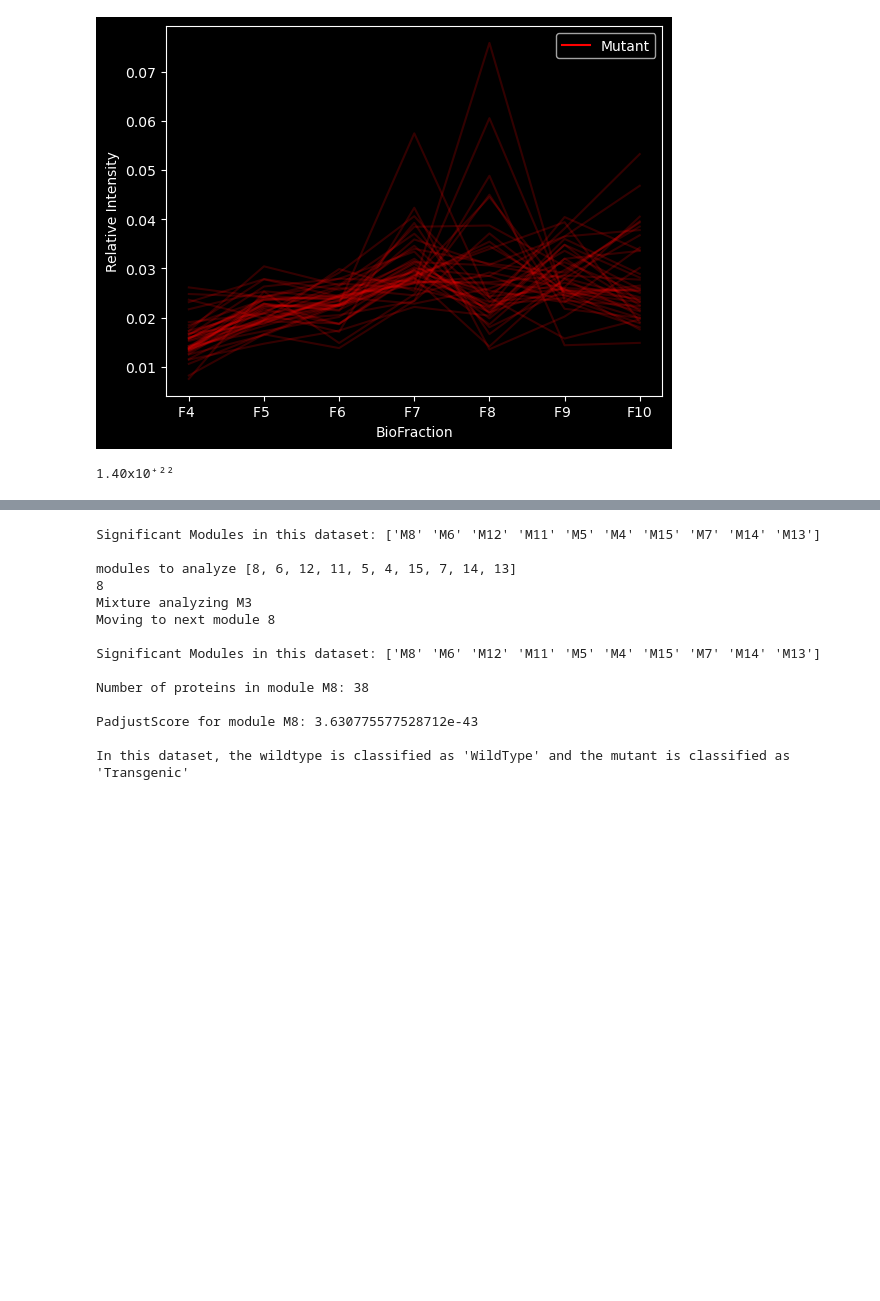
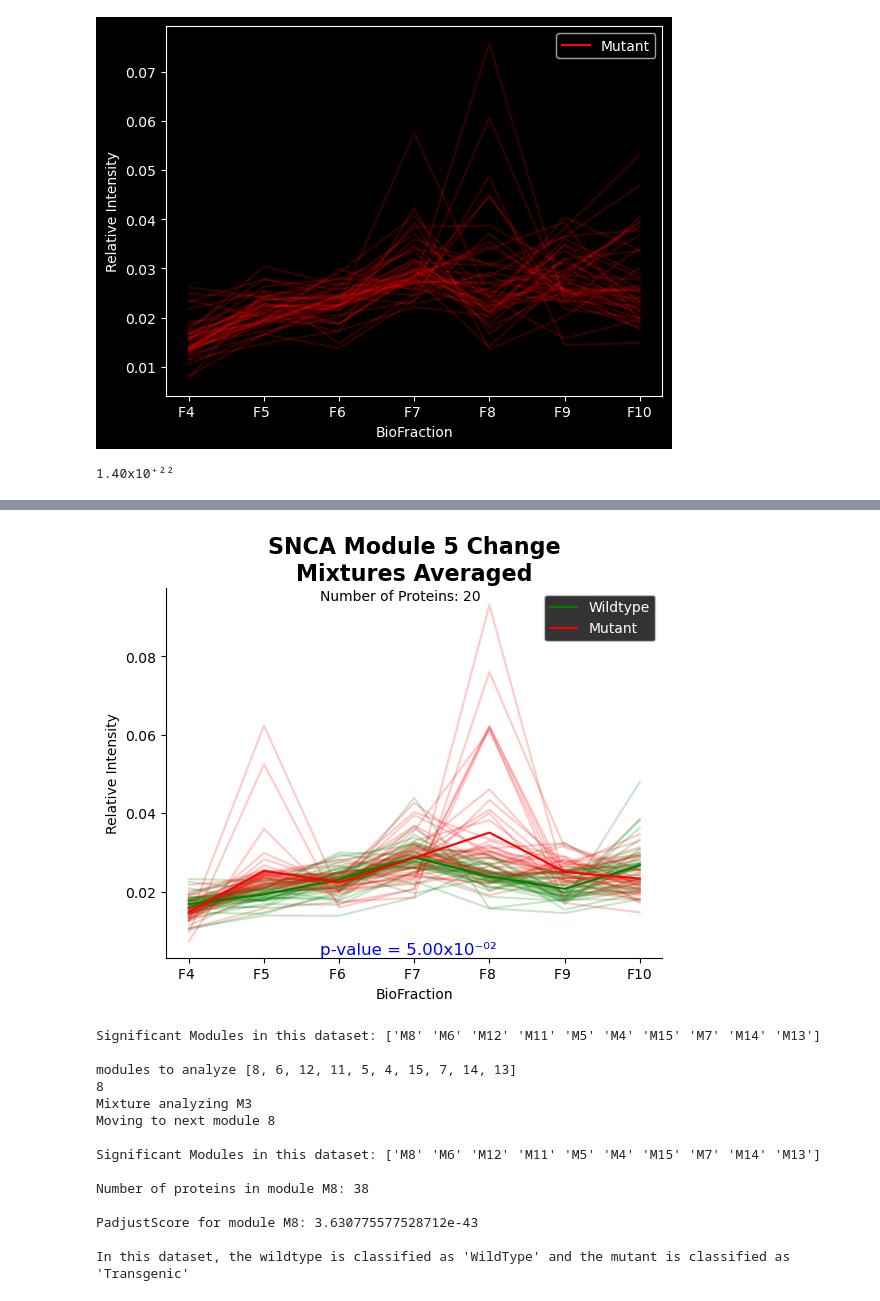
Before and after one commit to ssoderlinglab/SpatialProteomics, a Jupyter notebook: compare_MutvsWTfractions/WT_Mut_fractionPlot.ipynb, the cells around one changed output, grey strips where cells are left out. Cells and saved outputs as stored; diff of their text form; code cells hidden in the pictures; blank space fills up the shorter version.

Commit message:
mut wt across fractions

```diff
--- a/compare_MutvsWTfractions/WT_Mut_fractionPlot.ipynb
+++ b/compare_MutvsWTfractions/WT_Mut_fractionPlot.ipynb
@@ -524,0 +304,80 @@ This is the filepath /home/poojaparameswaran/Documents/SoderlingLab/SpatialProte
+# %%
+import numpy as np
+import matplotlib.pyplot as plt
+import os
+
+def find_avg_plots(wt_dictionary, mut_dictionary, significant_module, pAdjustScore, nProts, mixtures):
+    """
+    Generates and saves a plot showing the average data for wildtype and mutant across mixtures.
+
+    :param wt_dictionary: Dictionary containing wildtype data.
+    :param mut_dictionary: Dictionary containing mutant data.
+    :param significant_module: Module number considered significant for analysis.
+    :param pAdjustScore: P-adjust score for annotation.
+    :param nProts: Number of proteins.
+    :param mixtures: List of mixtures to analyze.
+    """
+    print(f"Analyzing ALL mixtures: {mixtures}")
+    WT_all, MUT_all = [], []
+
+    # Processing data
+    for mix in mixtures:
+        WT = [list(wt_dictionary[gene][mix]) for gene in wt_dictionary.keys()]
+        Mut = [list(mut_dictionary[gene][mix]) for gene in mut_dictionary.keys()]
+        WT_all.append(WT)
+        MUT_all.append(Mut)
+
+    WT_average = np.mean(WT_all, axis=0)
+    MUT_average = np.mean(MUT_all, axis=0)
+    WT_singular_average = np.mean(WT_average, axis=0)
+    MUT_singular_average = np.mean(MUT_average, axis=0)
+
+    # Plotting
+    fig, ax = plt.subplots()
+    alpha_values = {50: 0.21, 100: 0.18, float('inf'): 0.08}
+    alpha = next(val for n, val in alpha_values.items() if nProts <= n)
+
+    for ind, wtvals in enumerate(WT_average):
+        ax.plot(fractions, wtvals, color='green', alpha=alpha)
+        ax.plot(fractions, MUT_average[ind], color='red', alpha=alpha)
+    ax.plot(fractions, WT_singular_average, color='green')
+    ax.plot(fractions, MUT_singular_average, color='red')
+
+    ax.legend(handles=[plt.Line2D([0], [0], color=color, label=label) for color, label in [('green', 'Wildtype'), ('red', 'Mutant')]])
+
+
+    ax.set_xlabel("BioFraction", color='black')
+    ax.set_ylabel("Relative Intensity", color='black')  ## FIXME -> needs to be normalized log2scale to be between 0-1
+    ax.set_facecolor('white')
+
+    # Set the spine color to black
+    for spine in ax.spines.values():
+        spine.set_color('black')
+    ymin, ymax = plt.ylim()
+
+    # Set the tick color to black
+    ax.tick_params(axis='x', colors='black')
+    ax.tick_params(axis='y', colors='black')
+    ax.set_title(f"{gene_analyzing} Module-{significant_module} Change\nMixtures Averaged", fontsize = 16, fontweight = "bold", color='black')
+    ax.text(1.75, max(ax.get_ylim()) - 0.003, f"Number of Proteins: {nProts}", fontsize=10)
+    ax.text(1.75, min(ax.get_ylim()) + 0.001, f'p-value = {as_sn(float(pAdjustScore))}', fontsize=12)
+    ax.spines['top'].set_visible(False)
+    ax.spines['right'].set_visible(False)
+    ax.set_facecolor('white')
+    fig.patch.set_facecolor('white')  # Ensure the entire figure background is white
+
+    plt.text(1.75, ymax - 0.003, f"Number of Proteins: {nProts}", fontsize=10, color='black')
+    plt.text(1.75 , ymin + 0.001, f'p-value = {as_sn(float(pAdjustScore))}', fontsize=12, color='blue')
+
+    # Saving the figure
+    directory = f"{gene_analyzing}_MixturesAveraged"
+    savefigure = f"{directory}/{gene_analyzing}_Module{significant_module}_MixturesAveraged.png"
+    ensure_dirs_exists(savefigure)
+    plt.savefig(savefigure, facecolor='white', edgecolor='white', bbox_inches='tight')
+
+    print(f"{savefigure} file created at {os.path.abspath(savefigure)}")
+    plt.show()
+    return
+# Example usage
+find_avg_plots(wildtype_dict, mutant_dict, 5, 0.05, 20, mixtures)
+# %% [output]
@@ -525,3 +386,4 @@ This is the filepath /home/poojaparameswaran/Documents/SoderlingLab/SpatialProte
+[figure, added]
 # %%
 import re
 def main():
```
Also changed, not shown: parts of 6 cells of this notebook.
